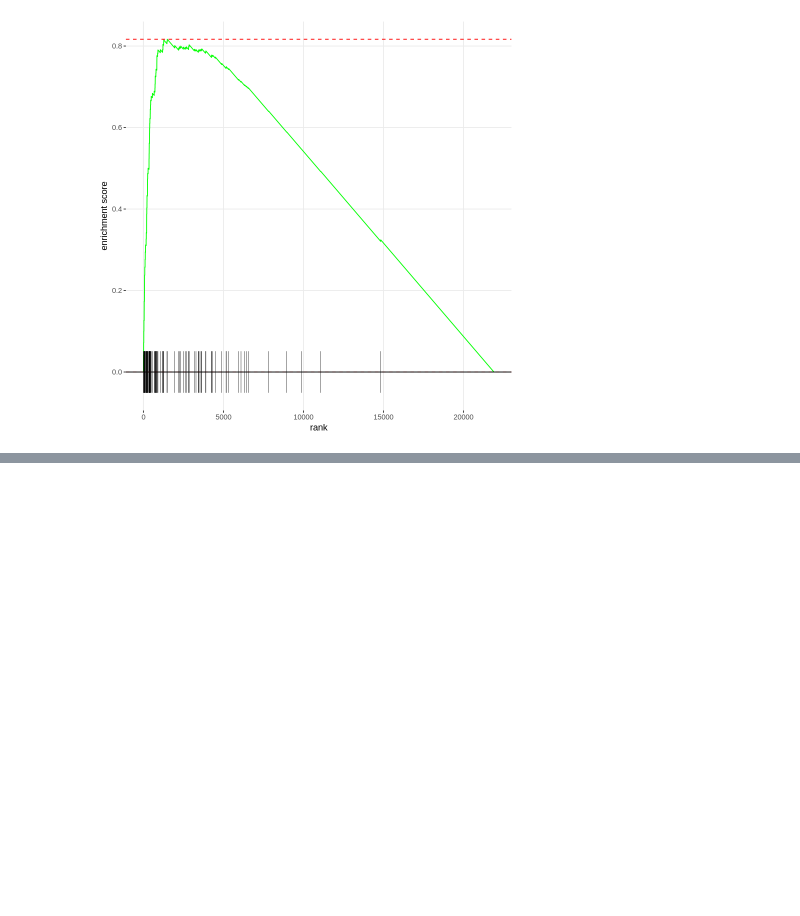
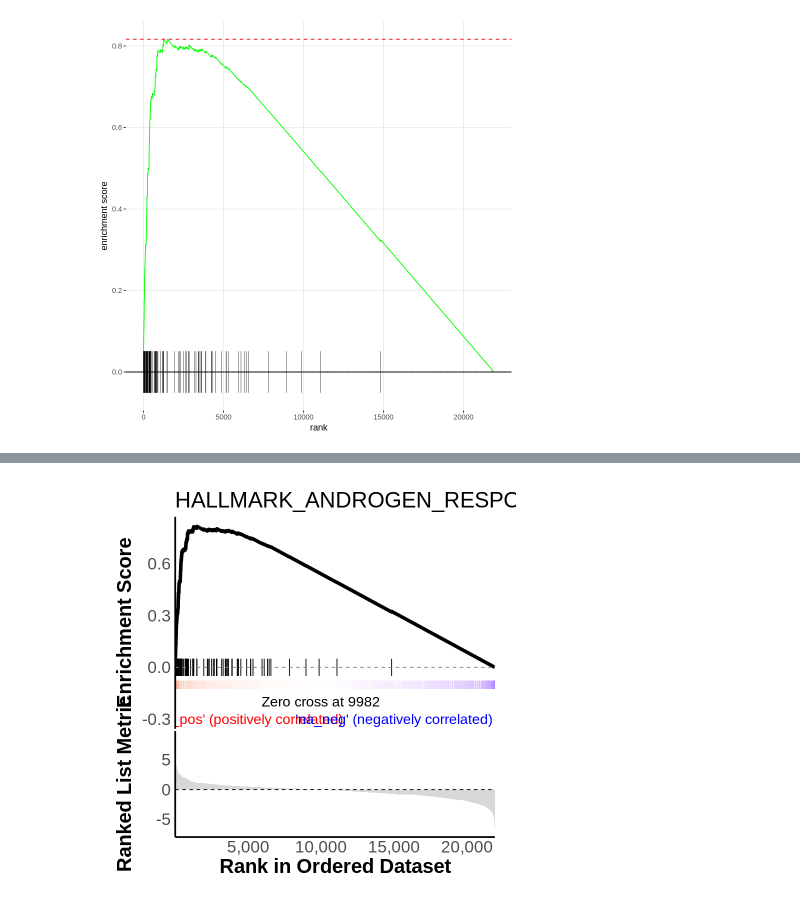
Before and after one commit to zqzhu0609/R, a Jupyter notebook: GSEA_notebook.ipynb, the cells around one changed output, grey strips where cells are left out. Drawn from its saved outputs; the diff is of its cells as text; code cells hidden in the pictures; blank space fills up the shorter version.

```diff
--- a/GSEA_notebook.ipynb
+++ b/GSEA_notebook.ipynb
@@ -161,4 +163,17 @@ A data.table: 6 × 8
 plotEnrichment(gene_sets[["HALLMARK_ANDROGEN_RESPONSE"]], ranked_list)
 # %% [output]
 [figure]
+# %%
+library(ggplot2)
+
+library(cowplot)
+library(clusterProfiler)
+# Generate the base enrichment plot and extract its data
+base_plot <- plotEnrichment(gene_sets[["HALLMARK_ANDROGEN_RESPONSE"]], ranked_list)
+plot_data <- ggplot_build(base_plot)$data[[1]]  # Extract the curve data (x = rank, y = enrichment score)
+
+# Extract gene ranks for the rank list bar
+gene_set <- gene_sets[["HALLMARK_ANDROGEN_RESPONSE"]]
+rank_positions <- match(gene_set, names(ranked_list))  # Get positions of genes in ranked_list
+rank_bar_data <- data.frame(x = rank_positions, y = rep(0, length(rank_positions)))  # Data for bars
 # %%
@@ -191,0 +200,64 @@ my_plot
+# %%
+# Create ranked list matrix (bar plot of scores)
+ranked_list_data <- data.frame(
+  rank = seq_along(ranked_list),
+  score = ranked_list
+)
+# %%
+
+
+# Combined Heatmap & Enrichment Plot (Top)
+combined_plot <- ggplot() +
+  geom_tile(data = ranked_list_data, aes(x = rank, y = -0.1, fill = score), height = 0.05) +
+  scale_fill_gradient2(low = "blue", mid = "white", high = "red", midpoint = 0) +
+  geom_line(data = plot_data, aes(x = x, y = y), size = 2, colour = "black") +
+  geom_segment(data = rank_bar_data, aes(x = x, xend = x, y = 0.05, yend = -0.05),
+               size = 0.5, colour = "black") +
+  geom_hline(yintercept = 0, linetype = "dashed", colour = "grey50") +
+  scale_x_continuous(expand = c(0, 0), breaks = seq(0, 20000, by = 5000), labels = scales::comma) +
+  theme_minimal() +
+  theme(
+    text = element_text(family = "Helvetica", size = 22),
+    axis.title = element_text(size = 24, face = "bold"),
+    axis.text = element_text(size = 20),
+    legend.position = "none",
+    axis.line.x = element_blank(),  # ❌ Remove x-axis line
+    axis.text.x = element_blank(),  # ❌ Remove x-axis labels
+    axis.ticks.x = element_blank(), # ❌ Remove x-axis ticks
+    axis.line.y = element_line(size = 1, colour = "black"),
+    panel.grid.major = element_blank(),
+    panel.grid.minor = element_blank(),
+    plot.margin = margin(10, 20, 0, 20, "pt")
+  ) +
+  labs(title = "HALLMARK_ANDROGEN_RESPONSE", x = NULL, y = "Enrichment Score") +
+  annotate("text", x = 9982, y = -0.2, label = "Zero cross at 9982", size = 6) +
+  annotate("text", x = 5000, y = -0.3, label = "'na_pos' (positively correlated)", size = 6, colour = "red") +
+  annotate("text", x = 15000, y = -0.3, label = "'na_neg' (negatively correlated)", size = 6, colour = "blue")
+
+# Ranked List Metric Plot (Below)
+ranked_metric_plot <- ggplot(ranked_list_data, aes(x = rank, y = score)) +
+  geom_area(fill = "gray", alpha = 0.6) +
+  geom_hline(yintercept = 0, linetype = "dashed", colour = "black") +
+  scale_x_continuous(expand = c(0, 0), breaks = seq(0, 20000, by = 5000), labels = scales::comma) +
+  theme_minimal() +
+  theme(
+    text = element_text(family = "Helvetica", size = 22),
+    axis.title.x = element_text(size = 24, face = "bold"),
+    axis.title.y = element_text(size = 24, face = "bold"),
+    axis.text = element_text(size = 20),
+    panel.grid.major = element_blank(),
+    panel.grid.minor = element_blank(),
+    axis.line.x = element_line(size = 1, colour = "black"),
+    axis.line.y = element_line(size = 1, colour = "black"),
+    plot.margin = margin(0, 20, 20, 20, "pt")
+  ) +
+  labs(x = "Rank in Ordered Dataset", y = "Ranked List Metric")
+
+# Stack Both Plots Together with Patchwork
+final_combined_plot <- combined_plot / ranked_metric_plot +
+  plot_layout(heights = c(2, 1))
+
+# Display final stacked visualization
+final_combined_plot
+# %% [output]
+[figure, added]
```
Also changed, not shown: parts of 3 cells of this notebook.
